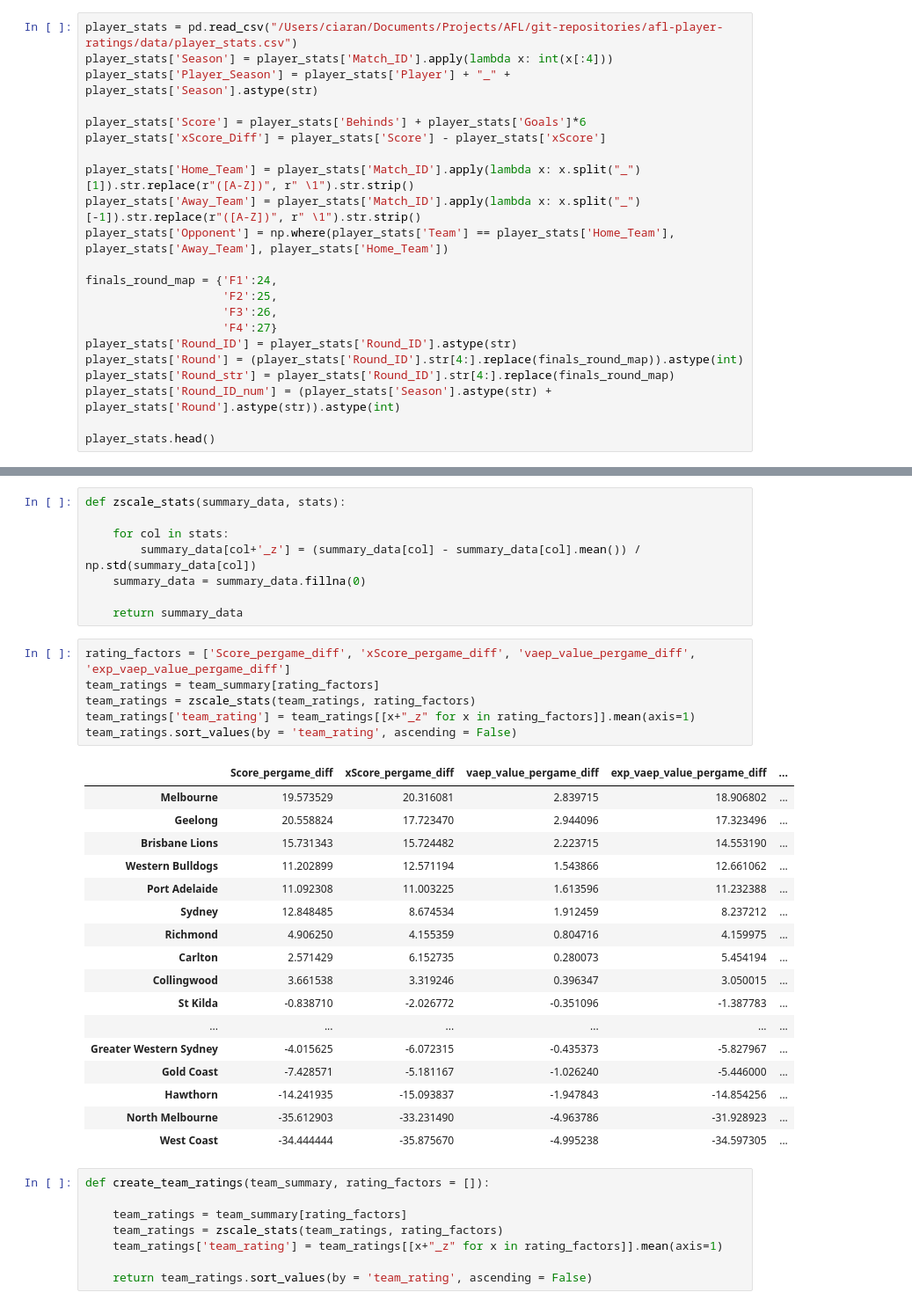
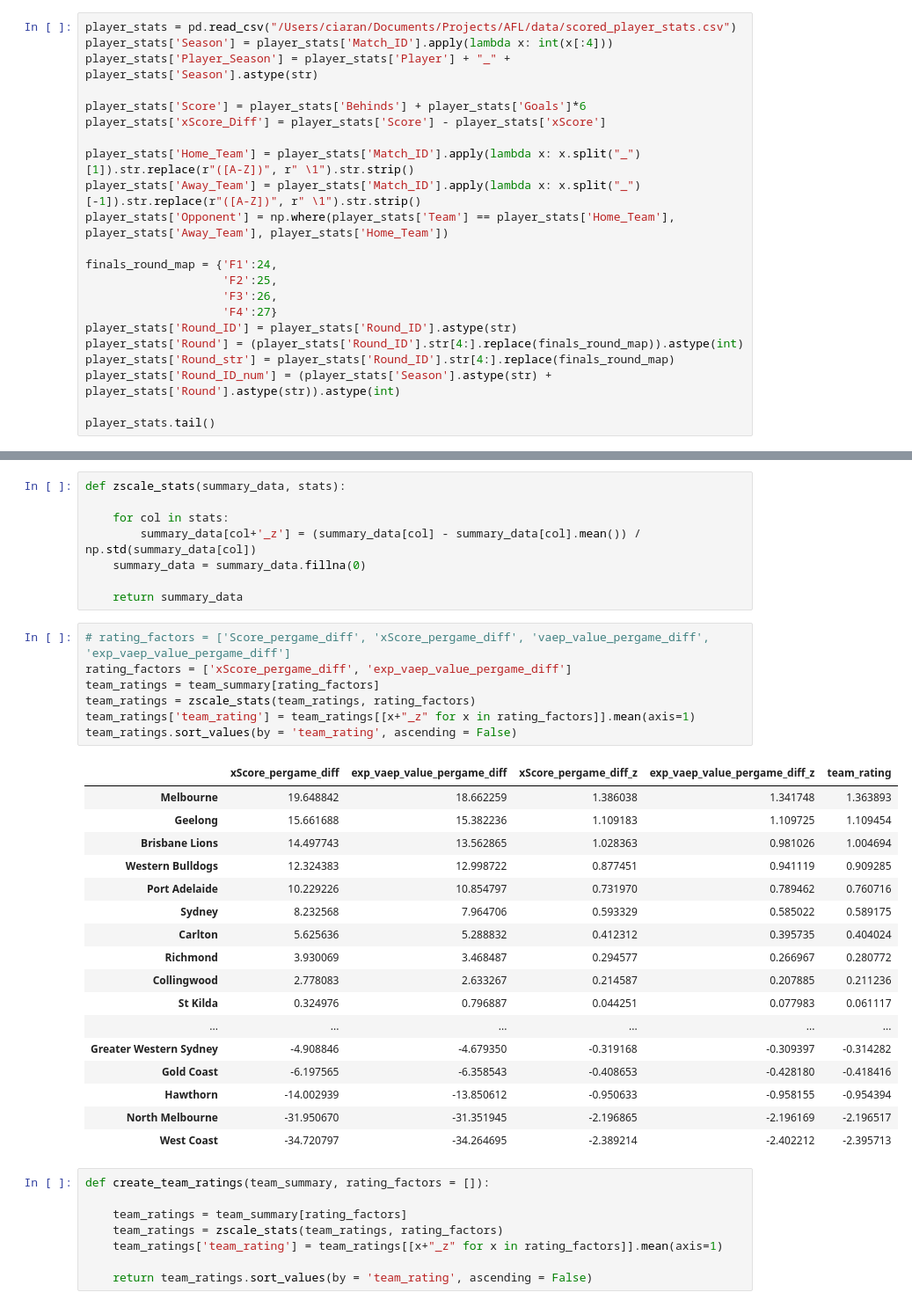
Before and after one commit to ciaran-grant/afl-player-ratings, a Jupyter notebook: exploratory_analysis/match_player_ratings.ipynb, the cells around one changed output, grey strips where cells are left out. Shown at 88% size. Drawn from its saved outputs; the diff is of its cells as text.

```diff
--- a/exploratory_analysis/match_player_ratings.ipynb
+++ b/exploratory_analysis/match_player_ratings.ipynb
@@ -11,7 +11,7 @@ warnings.filterwarnings('ignore')
 pd.options.display.max_rows = 999
 pd.options.display.max_columns = 999
 # %%
-player_stats = pd.read_csv("/Users/ciaran/Documents/Projects/AFL/git-repositories/afl-player-ratings/data/player_stats.csv")
+player_stats = pd.read_csv("/Users/ciaran/Documents/Projects/AFL/data/scored_player_stats.csv")
 player_stats['Season'] = player_stats['Match_ID'].apply(lambda x: int(x[:4]))
 player_stats['Player_Season'] = player_stats['Player'] + "_" + player_stats['Season'].astype(str)
 
@@ -31,6 +31,6 @@ player_stats['Round'] = (player_stats['Round_ID'].str[4:].replace(finals_round_m
 player_stats['Round_str'] = player_stats['Round_ID'].str[4:].replace(finals_round_map)
 player_stats['Round_ID_num'] = (player_stats['Season'].astype(str) + player_stats['Round'].astype(str)).astype(int)
 
-player_stats.head()
+player_stats.tail()
 # %% [output]
 |  | Match_ID | Team | Player | Round_ID | AFL_API_Player_ID | Player_Type | playerId | Age | Height | ... |
@@ -151,29 +151,30 @@ def zscale_stats(summary_data, stats):
 
     return summary_data
 # %%
-rating_factors = ['Score_pergame_diff', 'xScore_pergame_diff', 'vaep_value_pergame_diff', 'exp_vaep_value_pergame_diff']
+# rating_factors = ['Score_pergame_diff', 'xScore_pergame_diff', 'vaep_value_pergame_diff', 'exp_vaep_value_pergame_diff']
+rating_factors = ['xScore_pergame_diff', 'exp_vaep_value_pergame_diff']
 team_ratings = team_summary[rating_factors]
 team_ratings = zscale_stats(team_ratings, rating_factors)
 team_ratings['team_rating'] = team_ratings[[x+"_z" for x in rating_factors]].mean(axis=1)
 team_ratings.sort_values(by = 'team_rating', ascending = False)
 # %% [output]
-|  | Score_pergame_diff | xScore_pergame_diff | vaep_value_pergame_diff | exp_vaep_value_pergame_diff | ... |
-| Melbourne | 19.573529 | 20.316081 | 2.839715 | 18.906802 | ... |
-| Geelong | 20.558824 | 17.723470 | 2.944096 | 17.323496 | ... |
-| Brisbane Lions | 15.731343 | 15.724482 | 2.223715 | 14.553190 | ... |
-| Western Bulldogs | 11.202899 | 12.571194 | 1.543866 | 12.661062 | ... |
-| Port Adelaide | 11.092308 | 11.003225 | 1.613596 | 11.232388 | ... |
-| Sydney | 12.848485 | 8.674534 | 1.912459 | 8.237212 | ... |
-| Richmond | 4.906250 | 4.155359 | 0.804716 | 4.159975 | ... |
-| Carlton | 2.571429 | 6.152735 | 0.280073 | 5.454194 | ... |
-| Collingwood | 3.661538 | 3.319246 | 0.396347 | 3.050015 | ... |
-| St Kilda | -0.838710 | -2.026772 | -0.351096 | -1.387783 | ... |
+|  | xScore_pergame_diff | exp_vaep_value_pergame_diff | xScore_pergame_diff_z | exp_vaep_value_pergame_diff_z | team_rating |
+| Melbourne | 19.648842 | 18.662259 | 1.386038 | 1.341748 | 1.363893 |
+| Geelong | 15.661688 | 15.382236 | 1.109183 | 1.109725 | 1.109454 |
+| Brisbane Lions | 14.497743 | 13.562865 | 1.028363 | 0.981026 | 1.004694 |
+| Western Bulldogs | 12.324383 | 12.998722 | 0.877451 | 0.941119 | 0.909285 |
+| Port Adelaide | 10.229226 | 10.854797 | 0.731970 | 0.789462 | 0.760716 |
+| Sydney | 8.232568 | 7.964706 | 0.593329 | 0.585022 | 0.589175 |
+| Carlton | 5.625636 | 5.288832 | 0.412312 | 0.395735 | 0.404024 |
+| Richmond | 3.930069 | 3.468487 | 0.294577 | 0.266967 | 0.280772 |
+| Collingwood | 2.778083 | 2.633267 | 0.214587 | 0.207885 | 0.211236 |
+| St Kilda | 0.324976 | 0.796887 | 0.044251 | 0.077983 | 0.061117 |
 | ... | ... | ... | ... | ... | ... |
-| Greater Western Sydney | -4.015625 | -6.072315 | -0.435373 | -5.827967 | ... |
-| Gold Coast | -7.428571 | -5.181167 | -1.026240 | -5.446000 | ... |
-| Hawthorn | -14.241935 | -15.093837 | -1.947843 | -14.854256 | ... |
-| North Melbourne | -35.612903 | -33.231490 | -4.963786 | -31.928923 | ... |
-| West Coast | -34.444444 | -35.875670 | -4.995238 | -34.597305 | ... |
+| Greater Western Sydney | -4.908846 | -4.679350 | -0.319168 | -0.309397 | -0.314282 |
+| Gold Coast | -6.197565 | -6.358543 | -0.408653 | -0.428180 | -0.418416 |
+| Hawthorn | -14.002939 | -13.850612 | -0.950633 | -0.958155 | -0.954394 |
+| North Melbourne | -31.950670 | -31.351945 | -2.196865 | -2.196169 | -2.196517 |
+| West Coast | -34.720797 | -34.264695 | -2.389214 | -2.402212 | -2.395713 |
 # %%
 def create_team_ratings(team_summary, rating_factors = []):
 
```
Also changed, not shown: parts of 13 cells of this notebook, 6 other files.
